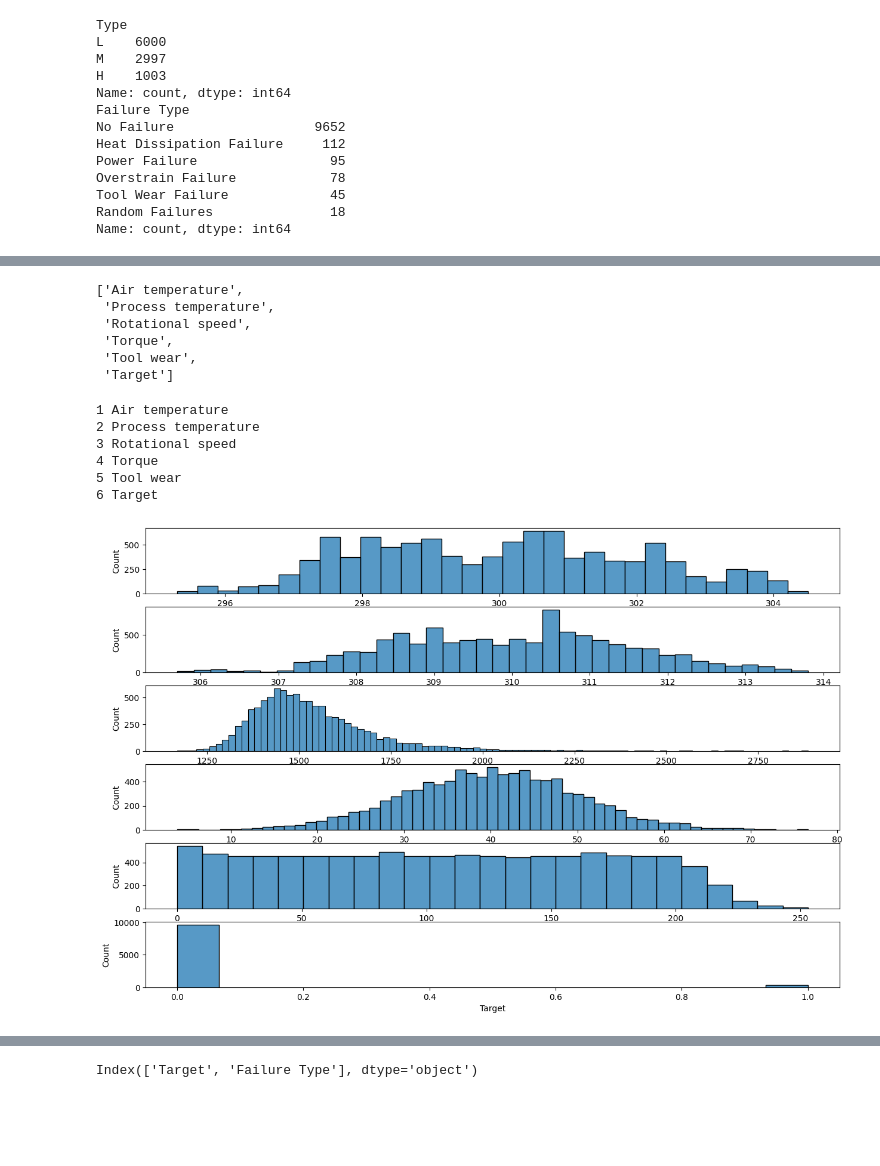
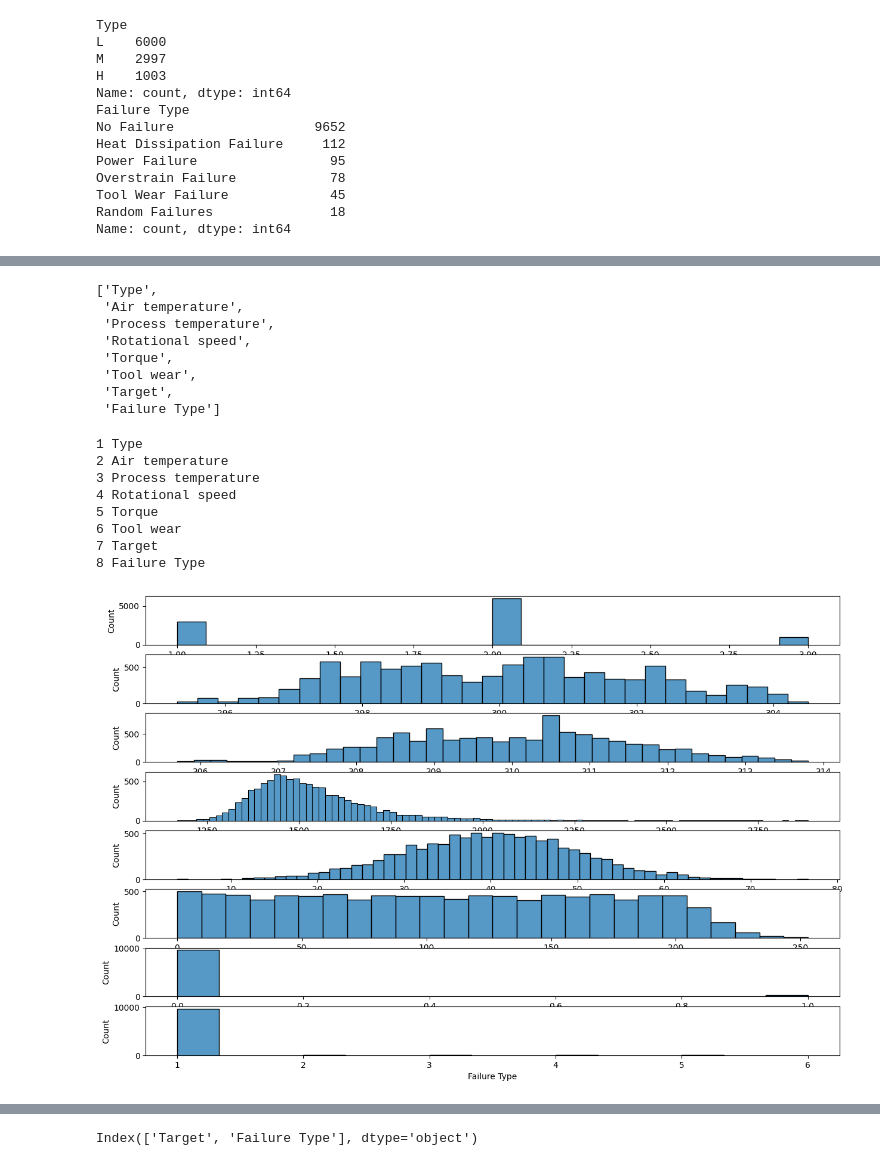
Before and after one commit to zetifarhana/prediksi-kerusakan-mesin, a Jupyter notebook: machine-predictive-maintenance-classification2.ipynb, the cells around one changed output, grey strips where cells are left out. Saved outputs shown, nothing was run; the diff lists cells and outputs as text; code cells hidden in the pictures; blank space fills up the shorter version.

```diff
--- a/machine-predictive-maintenance-classification2.ipynb
+++ b/machine-predictive-maintenance-classification2.ipynb
@@ -81,3 +81,7 @@ Overstrain Failure            78
 Tool Wear Failure             45
 Random Failures               18
 Name: count, dtype: int64
+# %%
+# mapping data-data pada kolom Failure Type menjadi integer
+df['Failure Type'] = df['Failure Type'].replace(['No Failure','Heat Dissipation Failure','Power Failure','Overstrain Failure','Tool Wear Failure','Random Failures'], [1,2,3,4,5,6])
+df
@@ -128,4 +159,4 @@ Name: count, dtype: int64
 # %%
 # drop Failure Type = Random Failures
-idx = df_f[df_f['Failure Type'] == 'Random Failures'].index
-df.drop(idx , axis =0 , inplace = True )
+idx = df_f2[df_f2['Failure Type'] == 'Random Failures'].index
+df_f2.drop(idx , axis =0 , inplace = True )
@@ -149,0 +200,4 @@ memory usage: 701.2+ KB
+# %%
+# mapping data-data pada kolom Type menjadi integer
+df['Type'] = df['Type'].replace(['M','L','H'], [1,2,3])
+df
@@ -152,12 +220,14 @@ memory usage: 701.2+ KB
 num_cols = df.select_dtypes(exclude = 'O').columns.tolist()
 num_cols
 # %% [output]
-['Air temperature',
+['Type',
+ 'Air temperature',
  'Process temperature',
  'Rotational speed',
  'Torque',
  'Tool wear',
- 'Target']
+ 'Target',
+ 'Failure Type']
 # %%
 import matplotlib.pyplot as plt
 import seaborn as sns
@@ -165,20 +235,22 @@ import seaborn as sns
 for i , col in enumerate(num_cols,1):
     print(i , col)
 # %% [output]
-1 Air temperature
-2 Process temperature
-3 Rotational speed
-4 Torque
-5 Tool wear
-6 Target
+1 Type
+2 Air temperature
+3 Process temperature
+4 Rotational speed
+5 Torque
+6 Tool wear
+7 Target
+8 Failure Type
 # %%
 # visualisasi data
 plt.figure(figsize = (15 , 10))
 for i , col in enumerate(num_cols,1):
-    plt.subplot(6,1,i)
+    plt.subplot(8,1,i)
     sns.histplot(data = df , x= col)
 # %% [output]
-[figure, old version]
+[figure, new version]
 # %%
 plt.figure(figsize = (15 , 10))
 for i , col in enumerate(num_cols,1):
```
Also changed, not shown: parts of 40 cells of this notebook.
